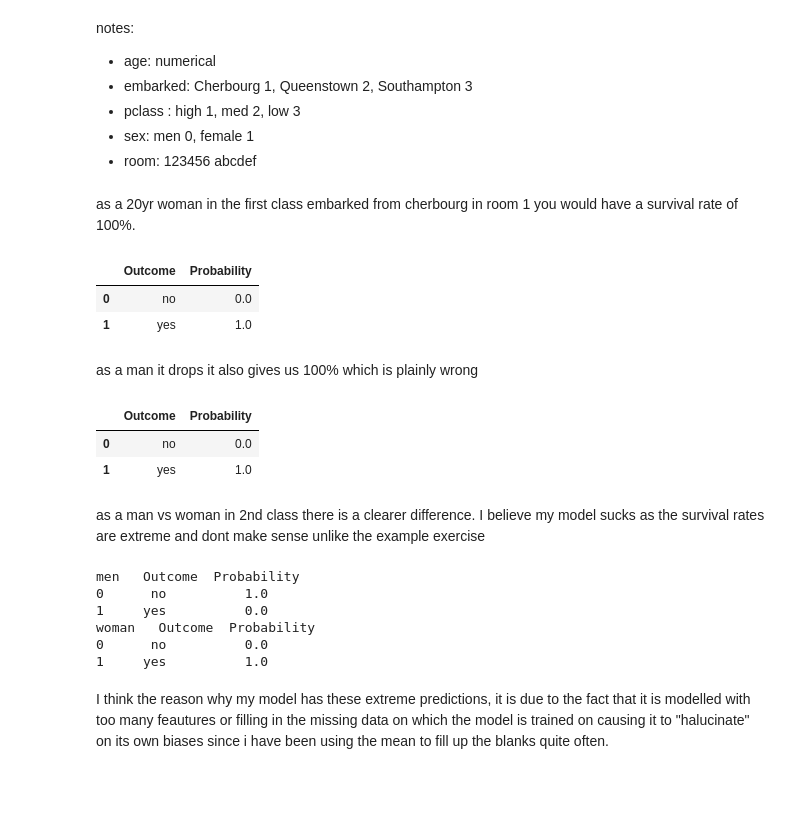
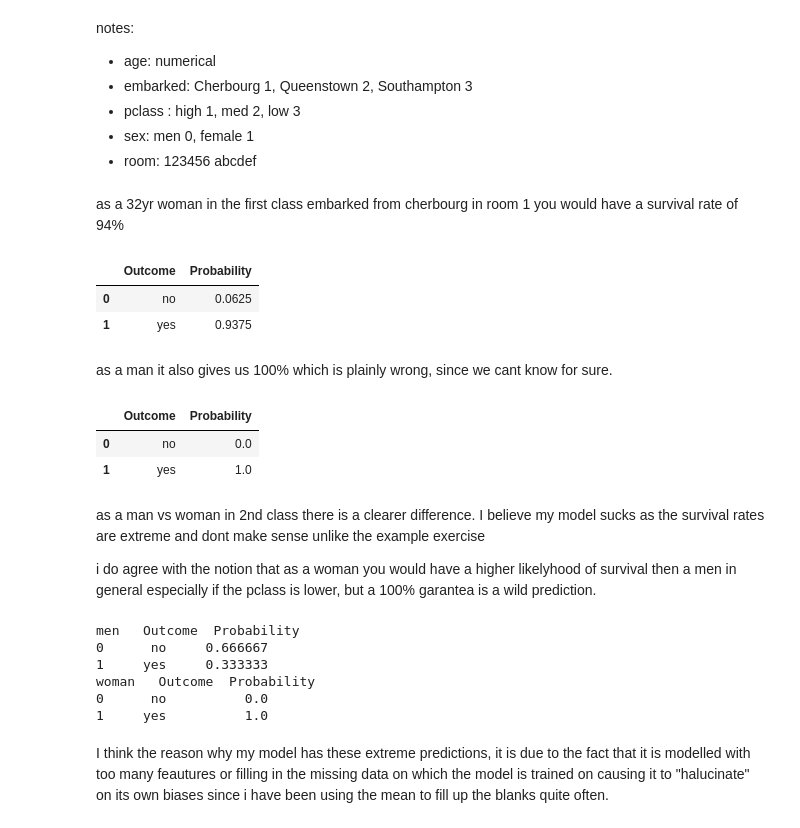
Before and after one commit to kerimcanguney/AI-Exercises, a Jupyter notebook: titanic/titanic 2.ipynb, the cells around one changed output. Drawn from its saved outputs; the diff is of its cells as text; code cells hidden in the pictures; blank space fills up the shorter version.

```diff
--- a/titanic/titanic 2.ipynb
+++ b/titanic/titanic 2.ipynb
@@ -99,6 +99,8 @@ To fill in the missing values we can do the following methods:
 df.loc[df['age'] < 1, 'age'] *= 100
 
 df['age'].fillna(df['age'].mean(), inplace=True)
+
+df['age'] = df['age'].round().astype(int)
 # %% [markdown]
 from the previous model it was relevant to use the feature "embarked" as it had a positive influence to be embarked from a certain place. Eventough it seems irrelevant it might have had impact on the passenger as they might have been "more on edge" or sick of the ride. this is all but speculation.
 
@@ -329,25 +331,25 @@ notes:
 - sex: men 0, female 1
 - room: 123456 abcdef
 # %% [markdown]
-as a 20yr woman in the first class embarked from cherbourg in room 1 you would have a survival rate of 100%.
+as a 32yr woman in the first class embarked from cherbourg in room 1 you would have a survival rate of  94%
 # %%
 import pandas
-data = {"age":20,
+data = {"age":32,
         "embarked": 1,
         "pclass": 1,
         "sex": 1,
         "room":1,
         }
 X_inference = pandas.DataFrame([data])
 prediction = model.predict_proba(X_inference)
 result = pandas.DataFrame()
 result["Outcome"] = target_names
 result["Probability"] = prediction[0]
 result
 # %% [output]
 |  | Outcome | Probability |
-| 0 | no | 0.0 |
-| 1 | yes | 1.0 |
+| 0 | no | 0.0625 |
+| 1 | yes | 0.9375 |
 # %% [markdown]
-as a man it drops it also gives us 100% which is plainly wrong
+as a man it also gives us 100% which is plainly wrong, since we cant know for sure.
 # %%
@@ -369,8 +371,10 @@ result
 | 1 | yes | 1.0 |
 # %% [markdown]
 as a man vs woman in 2nd class there is a clearer difference. I believe my model sucks as the survival rates are extreme and dont make sense unlike the example exercise
+
+i do agree with the notion that as a woman you would have a higher likelyhood of survival then a men in general especially if the pclass is lower, but a 100% garantea is a wild prediction.
 # %%
-data = {"age":20,
+data = {"age":32,
         "embarked": 1,
         "pclass": 2,
         "sex": 0,
@@ -384,7 +388,7 @@ result["Probability"] = prediction[0]
 print("men",result)
 
 
-data = {"age":20,
+data = {"age":32,
         "embarked": 1,
         "pclass": 2,
         "sex": 1,
@@ -398,8 +402,8 @@ result["Probability"] = prediction[0]
 print("woman",result)
 # %% [output]
 men   Outcome  Probability
-0      no          1.0
-1     yes          0.0
+0      no     0.666667
+1     yes     0.333333
 woman   Outcome  Probability
 0      no          0.0
 1     yes          1.0
```
Also changed, not shown: parts of 9 cells of this notebook, 1 other file.
